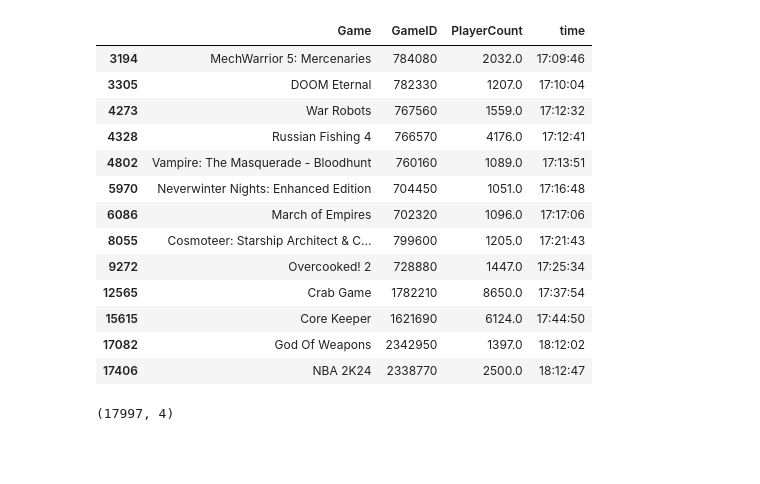
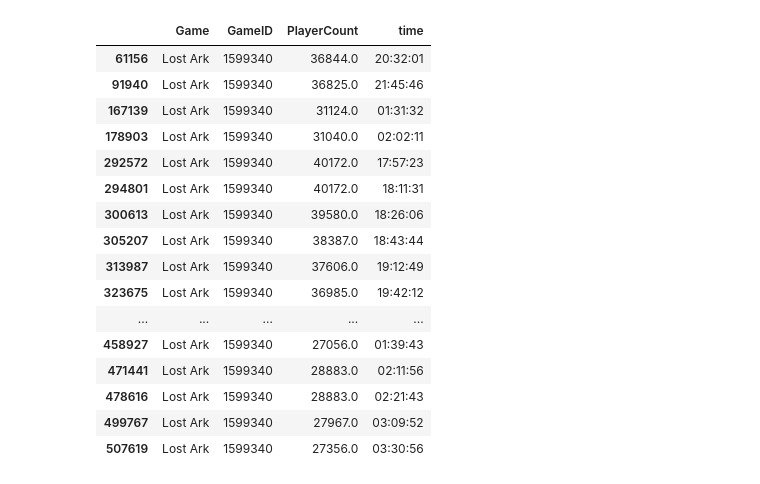
Before and after one commit to ZachFara/UChicago_Analytics_Hackathon_2023, a Jupyter notebook: analysis.ipynb, the cells around one changed output. Drawn from its saved outputs; the diff is of its cells as text; code cells hidden in the pictures; blank space fills up the shorter version.

```diff
--- a/analysis.ipynb
+++ b/analysis.ipynb
@@ -1,20 +1,23 @@
 # %%
 import pandas as pd
 
 df = pd.read_csv("data/steam_data_with_time.csv", names=["Game", "GameID", "PlayerCount", "time"], header=None)
-df[df['PlayerCount'] > 1000]
+df[df['PlayerCount'] > 10_000]
 # %% [output]
 |  | Game | GameID | PlayerCount | time |
-| 3194 | MechWarrior 5: Mercenaries | 784080 | 2032.0 | 17:09:46 |
-| 3305 | DOOM Eternal | 782330 | 1207.0 | 17:10:04 |
-| 4273 | War Robots | 767560 | 1559.0 | 17:12:32 |
-| 4328 | Russian Fishing 4 | 766570 | 4176.0 | 17:12:41 |
-| 4802 | Vampire: The Masquerade - Bloodhunt | 760160 | 1089.0 | 17:13:51 |
-| 5970 | Neverwinter Nights: Enhanced Edition | 704450 | 1051.0 | 17:16:48 |
-| 6086 | March of Empires | 702320 | 1096.0 | 17:17:06 |
-| 8055 | Cosmoteer: Starship Architect & C... | 799600 | 1205.0 | 17:21:43 |
-| 9272 | Overcooked! 2 | 728880 | 1447.0 | 17:25:34 |
-| 12565 | Crab Game | 1782210 | 8650.0 | 17:37:54 |
-| 15615 | Core Keeper | 1621690 | 6124.0 | 17:44:50 |
-| 17082 | God Of Weapons | 2342950 | 1397.0 | 18:12:02 |
-| 17406 | NBA 2K24 | 2338770 | 2500.0 | 18:12:47 |
+| 61156 | Lost Ark | 1599340 | 36844.0 | 20:32:01 |
+| 91940 | Lost Ark | 1599340 | 36825.0 | 21:45:46 |
+| 167139 | Lost Ark | 1599340 | 31124.0 | 01:31:32 |
+| 178903 | Lost Ark | 1599340 | 31040.0 | 02:02:11 |
+| 292572 | Lost Ark | 1599340 | 40172.0 | 17:57:23 |
+| 294801 | Lost Ark | 1599340 | 40172.0 | 18:11:31 |
+| 300613 | Lost Ark | 1599340 | 39580.0 | 18:26:06 |
+| 305207 | Lost Ark | 1599340 | 38387.0 | 18:43:44 |
+| 313987 | Lost Ark | 1599340 | 37606.0 | 19:12:49 |
+| 323675 | Lost Ark | 1599340 | 36985.0 | 19:42:12 |
+| ... | ... | ... | ... | ... |
+| 458927 | Lost Ark | 1599340 | 27056.0 | 01:39:43 |
+| 471441 | Lost Ark | 1599340 | 28883.0 | 02:11:56 |
+| 478616 | Lost Ark | 1599340 | 28883.0 | 02:21:43 |
+| 499767 | Lost Ark | 1599340 | 27967.0 | 03:09:52 |
+| 507619 | Lost Ark | 1599340 | 27356.0 | 03:30:56 |
@@ -23,4 +23,0 @@ df = pd.read_csv("data/games_to_ignore.csv", names=["Game"], header=None)
-# %%
-df.shape
-# %% [output]
-(17997, 4)
```
Also changed, not shown: parts of 9 cells of this notebook, 7 other files.
